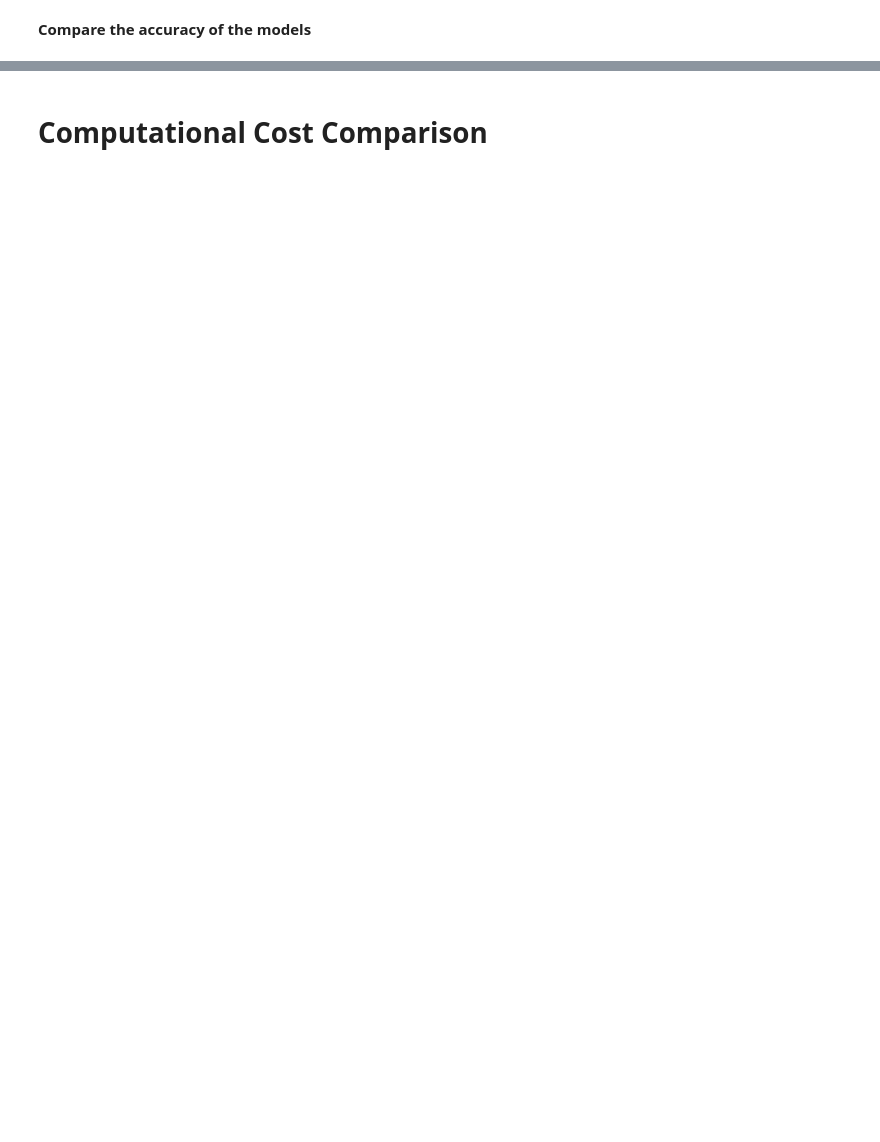
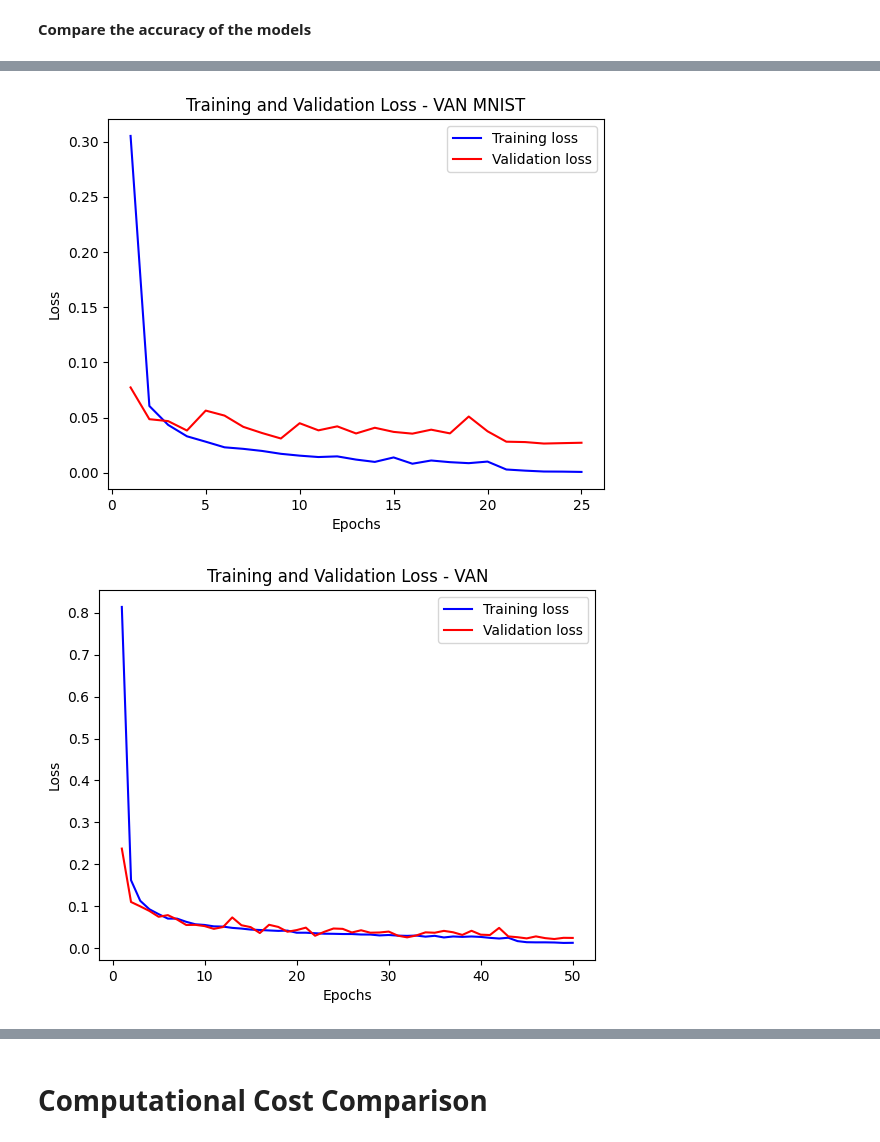
Before and after one commit to jedlito/jedlito, a Jupyter notebook: thesis.ipynb, the cells around one changed output, grey strips where cells are left out. Saved outputs shown, nothing was run; the diff lists cells and outputs as text; code cells hidden in the pictures; blank space fills up the shorter version.

```diff
--- a/thesis.ipynb
+++ b/thesis.ipynb
@@ -1053,7 +1116,7 @@ def load_ckpt(path: str):
     return torch.load(path)
 
 # Load checkpoints
-van_ckpt = load_ckpt('/kaggle/working/VAN_CLUTTER(channels=[64, 128], stages=2, l=[1, 1], expansion_ratio=[2, 4]).pth')
-cnn_ckpt = load_ckpt('/kaggle/working/CNN_CLUTTER().pth')
-van_MNIST_ckpt = load_ckpt('/kaggle/working/VAN_MNIST(channels=[64, 128], stages=2, l=[1, 1], expansion_ratio=[2, 4]).pth')
-cnn_MNIST_ckpt = load_ckpt('/kaggle/working/CNN_MNIST().pth')
+van_ckpt = load_ckpt('/kaggle/input/final-models/VAN_CLUTTER(channels64 128 stages2 l1 1 expansion_ratio2 4).pth')
+cnn_ckpt = load_ckpt('/kaggle/input/final-models/CNN_CLUTTER().pth')
+van_MNIST_ckpt = load_ckpt('/kaggle/input/final-models/VAN_MNIST(channels64 128 stages2 l1 1 expansion_ratio2 4).pth')
+cnn_MNIST_ckpt = load_ckpt('/kaggle/input/final-models/CNN_MNIST().pth')
@@ -1066,24 +1127,30 @@ van_MNIST_ckpt.keys()
 # %%
 # Plot Train and Validation Loss for models
 # Funciton to plot losses
-def plot_loss(train_loss, val_loss):
+def plot_loss(train_loss, val_loss, title, save=False):
     '''
     Function to plot the train and validation losses during training.
     '''
     epochs = range(1, len(train_loss) + 1)
     plt.plot(epochs, train_loss, 'b', label='Training loss')
     plt.plot(epochs, val_loss, 'r', label='Validation loss')
-    plt.title('Training and Validation Loss')
+    plt.title(title)
     plt.xlabel('Epochs')
     plt.ylabel('Loss')
     plt.legend()
+    if save:
+        plt.savefig(f'{title}.svg',format='svg')
     plt.show()
 
+
 # VAN on MNIST
-plot_loss(van_MNIST_ckpt['running_loss_train'], van_MNIST_ckpt['running_loss_val'])
+plot_loss(van_MNIST_ckpt['running_loss_train'], van_MNIST_ckpt['running_loss_val'], 'Training and Validation Loss - VAN MNIST', save=False)
 # VAN on cluttered MNIST
-plot_loss(van_ckpt['running_loss_train'], van_ckpt['running_loss_val'])
+plot_loss(van_ckpt['running_loss_train'], van_ckpt['running_loss_val'], 'Training and Validation Loss - VAN', save=False)
 # CNN on MNIST
-plot_loss(cnn_MNIST_ckpt['running_loss_train'], cnn_MNIST_ckpt['running_loss_val'])
+plot_loss(cnn_MNIST_ckpt['running_loss_train'], cnn_MNIST_ckpt['running_loss_val'], 'Training and Validation Loss - CNN MNIST', save=False)
 # CNN on cluterred MNIST
-plot_loss(cnn_ckpt['running_loss_train'], cnn_ckpt['running_loss_val'])
+plot_loss(cnn_ckpt['running_loss_train'], cnn_ckpt['running_loss_val'], 'Training and Validation Loss - CNN', save=False)
+# %% [output]
+[figure, added]
+[figure, added]
```
Also changed, not shown: parts of 38 cells of this notebook.
